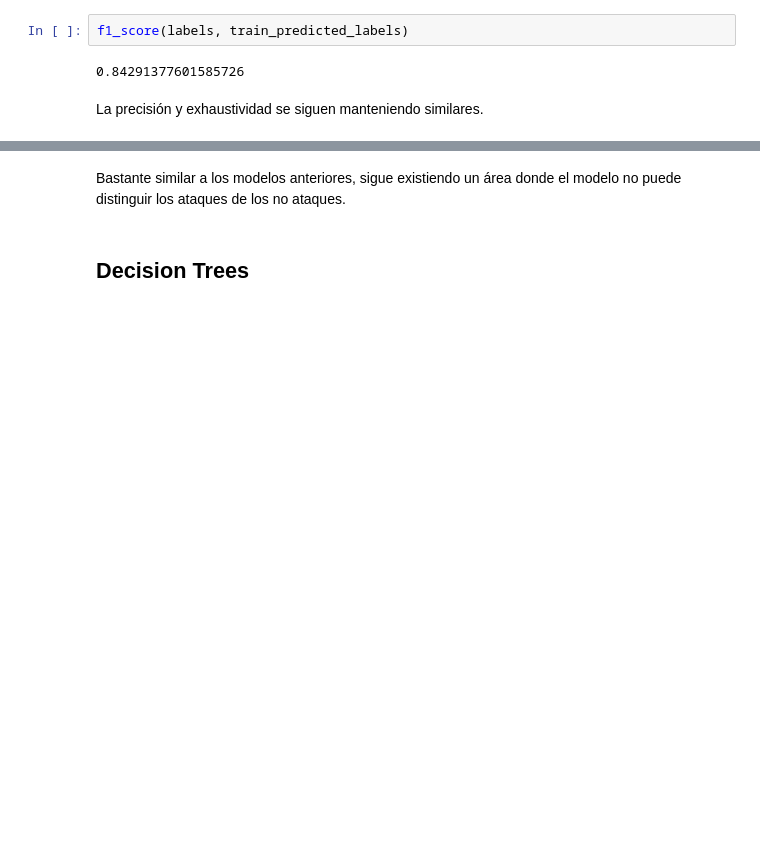
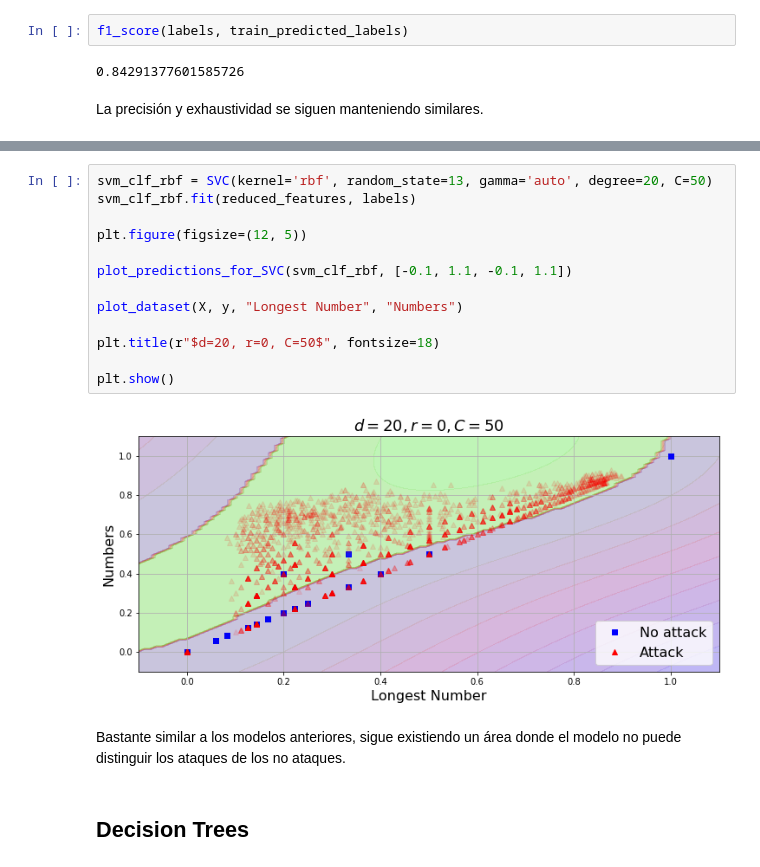
Before and after one commit to alejandro-g-m/DetExt, a Jupyter notebook: jupyter/DNS_Attacks_Detection_LettersAndNumbersFV.ipynb, the cells around one changed output, grey strips where cells are left out. Drawn from its saved outputs; the diff is of its cells as text; blank space fills up the shorter version.

```diff
--- a/jupyter/DNS_Attacks_Detection_LettersAndNumbersFV.ipynb
+++ b/jupyter/DNS_Attacks_Detection_LettersAndNumbersFV.ipynb
@@ -540,3 +544,18 @@ plt.show()
+# %%
+svm_clf_rbf = SVC(kernel='rbf', random_state=13, gamma='auto', degree=20, C=50)
+svm_clf_rbf.fit(reduced_features, labels)
+
+plt.figure(figsize=(12, 5))
+
+plot_predictions_for_SVC(svm_clf_rbf, [-0.1, 1.1, -0.1, 1.1])
+
+plot_dataset(X, y, "Longest Number", "Numbers")
+
+plt.title(r"$d=20, r=0, C=50$", fontsize=18)
+
+plt.show()
+# %% [output]
+[figure, added]
 # %% [markdown]
 Bastante similar a los modelos anteriores, sigue existiendo un área donde el modelo no puede distinguir los ataques de los no ataques.
 # %% [markdown]
```
Also changed, not shown: parts of 16 cells of this notebook, 27 other files.
